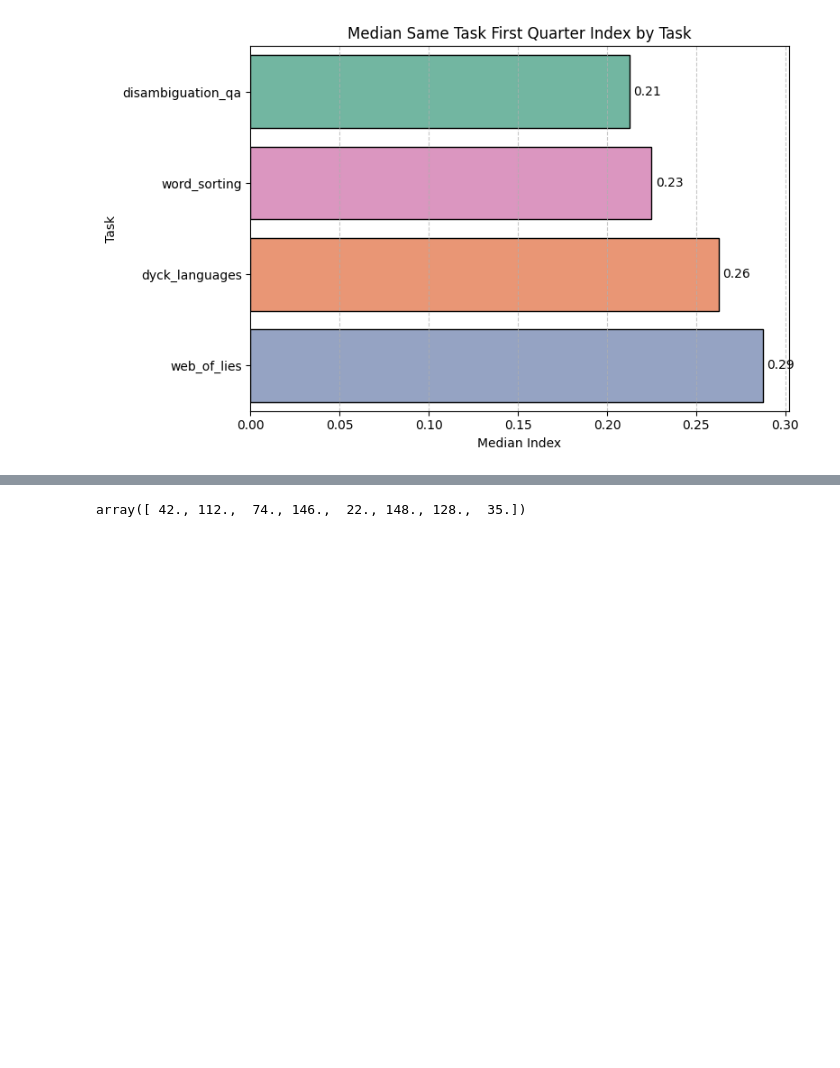
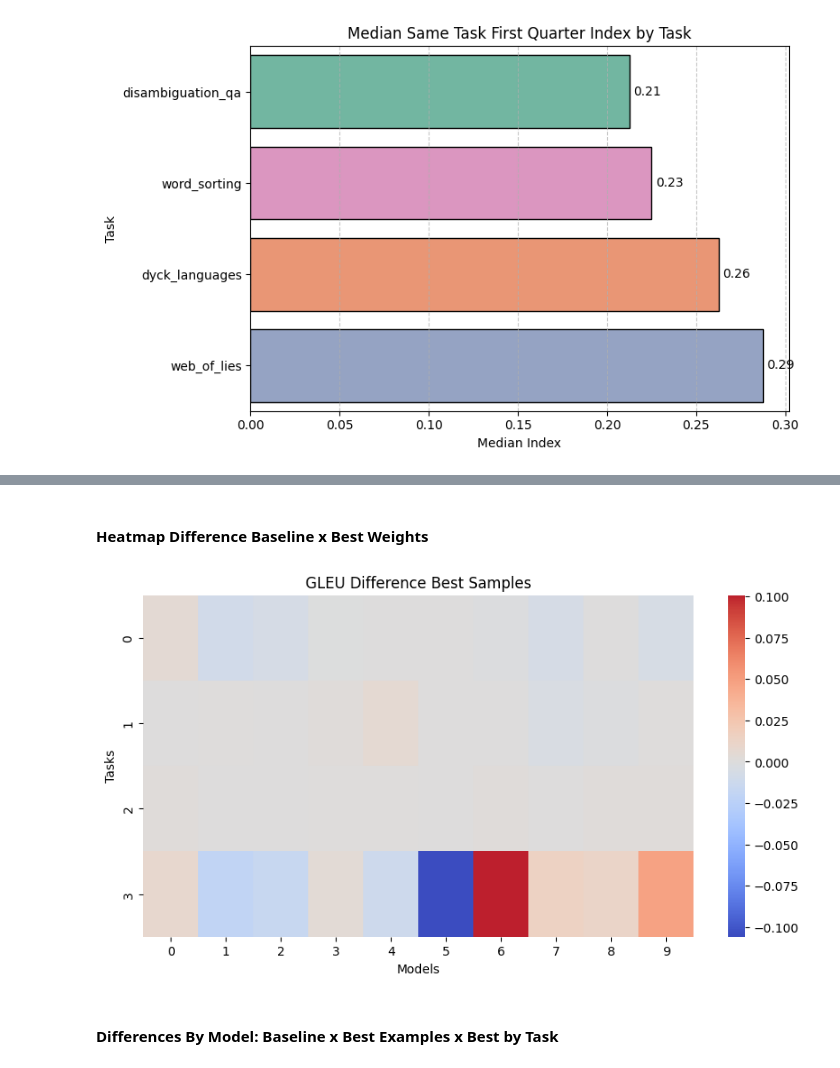
Before and after one commit to CaioRhoden/datamodels-context-reduction, a Jupyter notebook: experiments/bbh-study-case/results/estimation_importance.ipynb, the cells around one changed output, grey strips where cells are left out. Drawn from its saved outputs; the diff is of its cells as text; code cells hidden in the pictures; blank space fills up the shorter version.

```diff
--- a/experiments/bbh-study-case/results/estimation_importance.ipynb
+++ b/experiments/bbh-study-case/results/estimation_importance.ipynb
@@ -268,5 +320,42 @@ def get_best_context_by_model(task: str) -> np.ndarray:
-# %%
-best_ind = get_best_context_by_model("any")
-best_ind[0]
-# %% [output]
-array([ 42., 112.,  74., 146.,  22., 148., 128.,  35.])
+# %%
+# baseline_path = "../../../data/bbh/baseline/Meta-Llama-3.1-8B/0_39.feather"
+# baseline_results = pd.read_feather(baseline_path)
+
+# baseline_results["evaluation"] = evaluator.evaluate(df_test["output"].to_numpy(), baseline_results["predicted"].to_numpy(), possible_outputs=None)
+
+# results = df_test.copy()
+# results["basline_evaluation"] = baseline_results["evaluation"]
+
+# any_idx = get_best_context_by_model(mode = "any")
+# task_idx = get_best_context_by_model(mode = "task")
+
+# any_inputs = [fill_prompt_template(i, retrieve_best_context(any_idx[i]), df_test, instructions) for i in range(40)]
+# task_inputs = [fill_prompt_template(i, retrieve_best_context(task_idx[i]), df_test, instructions) for i in range(40)]
+
+
+# llm = Llama3_1_Instruct(path = "../../../models/llms/Llama-3.1-8B-Instruct")
+# pred_any = [llm.run(input) for input in any_inputs]
+# pred_task = [llm.run(input) for input in task_inputs]
+
+# results["any_results"] = evaluator.evaluate(df_test["output"].to_numpy(), np.array(pred_any), possible_outputs=None)
+# results["task_results"] = evaluator.evaluate(df_test["output"].to_numpy(), np.array(pred_task), possible_outputs=None)
+
+# results.to_csv("results.csv", index=False)
+
+results = pd.read_csv("results.csv")
+# %% [markdown]
+#### Heatmap Difference Baseline x Best Weights
+# %%
+_gleu_diff_any = results["any_results"] - results["basline_evaluation"]
+plot_individual_heatmap_task_indication(
+    np.array(_gleu_diff_any),
+    4,
+    f"GLEU Difference Best Samples",
+    "Tasks",
+    "Models",
+    scaler=False
+)
+# %% [output]
+[figure, added]
+# %% [markdown]
+#### Differences By Model: Baseline x Best Examples x Best by Task
```
Also changed, not shown: parts of 12 cells of this notebook, 1 other file.
